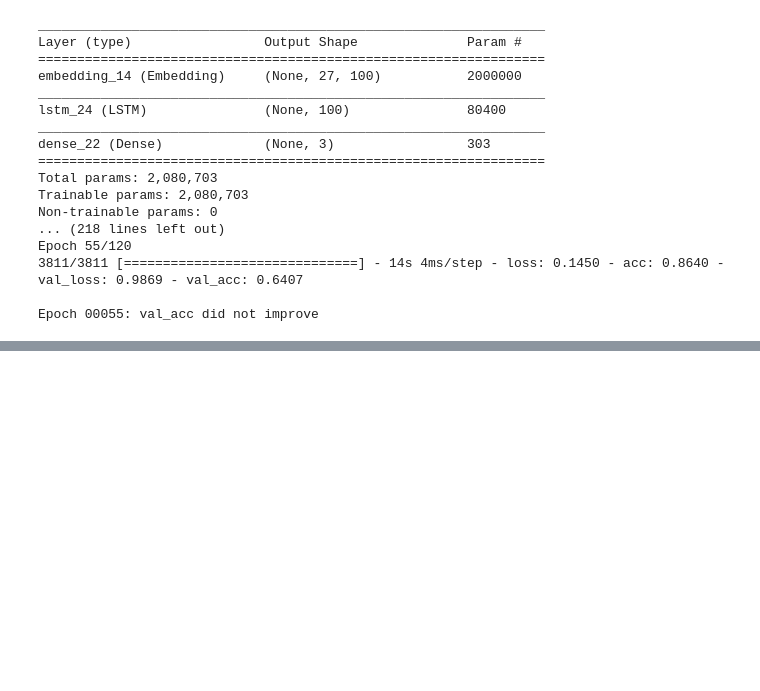
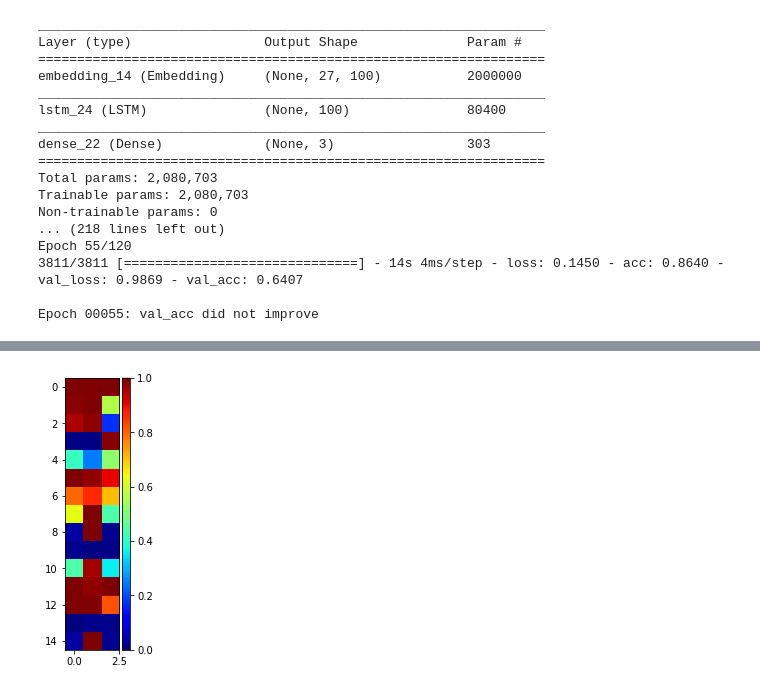
Before and after one commit to mmehedin/IntelSystemsITCS6150_color_perception, a Jupyter notebook: Text_Color_Perception_Glove.ipynb, the cells around one changed output, grey strips where cells are left out. Cells and saved outputs as stored; diff of their text form; code cells hidden in the pictures; blank space fills up the shorter version.

```diff
--- a/Text_Color_Perception_Glove.ipynb
+++ b/Text_Color_Perception_Glove.ipynb
@@ -183,0 +279,2 @@ plot_words(conv_tsne_embds, 0, 2000, 1)
+# %%
+moby_sents = [' '.join(remove_stop_punct(s)) for s in moby.tokens]
@@ -183,0 +286,2 @@ plot_words(conv_tsne_embds, 0, 2000, 1)
+# %%
+chunks = get_chunks(moby_text)
@@ -183,0 +304,4 @@ plot_words(conv_tsne_embds, 0, 2000, 1)
+# %%
+plot_all_text(chunks)
+# %% [output]
+[figure, added]
```
Also changed, not shown: parts of 19 cells of this notebook, 2 other files.
